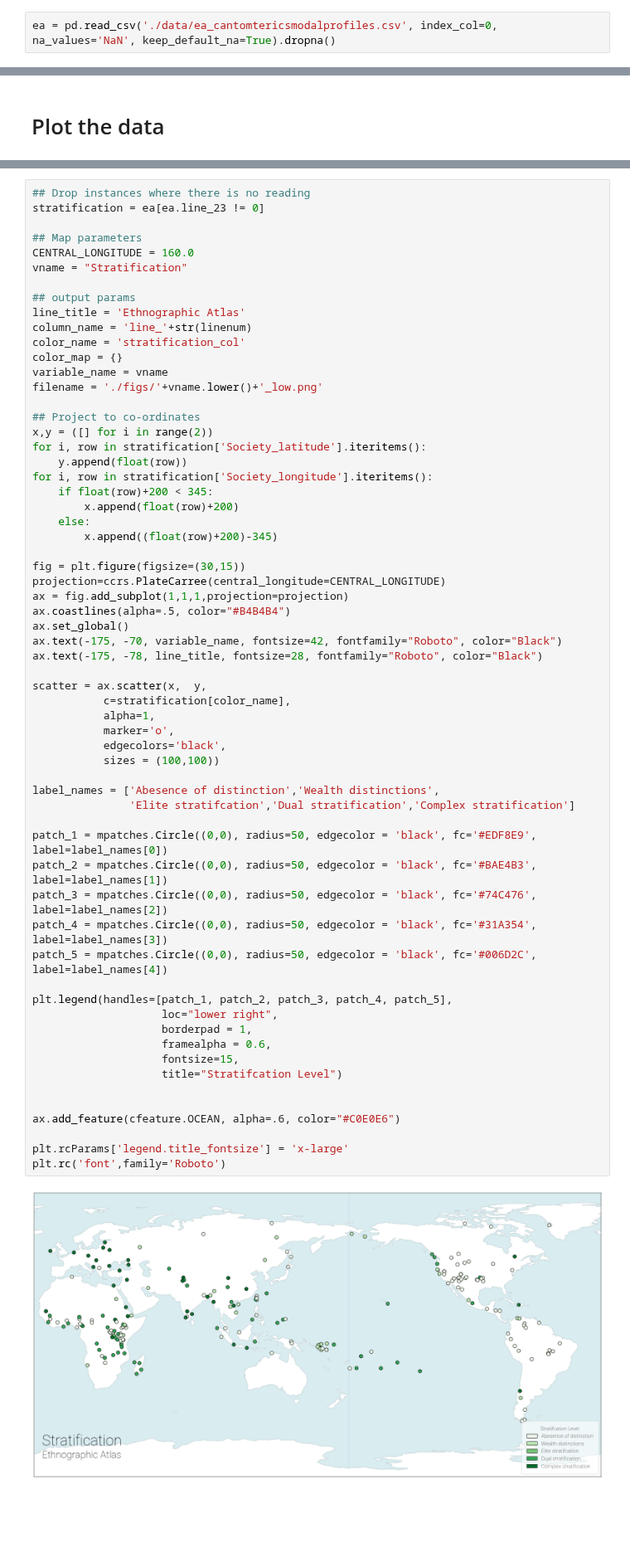
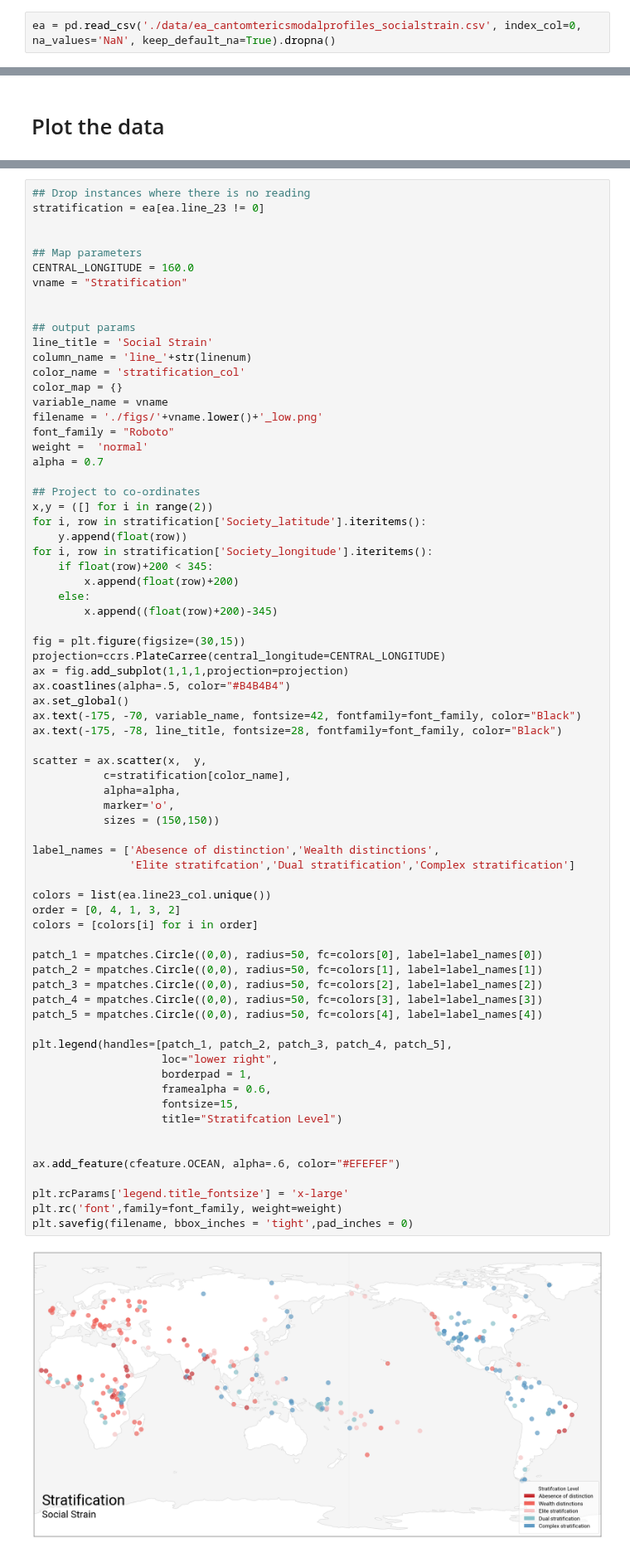
Before and after one commit to theglobaljukebox/Woodetal2021-Analysis, a Jupyter notebook: Map Plots.ipynb, the cells around one changed output, grey strips where cells are left out. Shown at 83% size. Cells and saved outputs as stored; diff of their text form; blank space fills up the shorter version.

Commit message:
added new embellishment/EA plots

```diff
--- a/Map Plots.ipynb
+++ b/Map Plots.ipynb
@@ -18,4 +23,4 @@ line_metadata = line_metadata.drop(columns='linenum')
 with open('./data/conversion_guide.json') as f:
   conversion_guide = json.load(f)
 # %%
-ea = pd.read_csv('./data/ea_cantomtericsmodalprofiles.csv', index_col=0, na_values='NaN', keep_default_na=True).dropna()
+ea = pd.read_csv('./data/ea_cantomtericsmodalprofiles_socialstrain.csv', index_col=0, na_values='NaN', keep_default_na=True).dropna()
@@ -109,18 +141,23 @@ array(['#EDF8E9', '#BAE4B3', '#31A354', '#74C476', '#006D2C'],
 # %%
 ## Drop instances where there is no reading
 stratification = ea[ea.line_23 != 0]
+
 
 ## Map parameters
 CENTRAL_LONGITUDE = 160.0
 vname = "Stratification"
 
+
 ## output params
-line_title = 'Ethnographic Atlas'
+line_title = 'Social Strain'
 column_name = 'line_'+str(linenum)
 color_name = 'stratification_col'
 color_map = {}
 variable_name = vname
 filename = './figs/'+vname.lower()+'_low.png'
+font_family = "Roboto"
+weight =  'normal'
+alpha = 0.7
 
 ## Project to co-ordinates
 x,y = ([] for i in range(2))
@@ -130,43 +167,47 @@ for i, row in stratification['Society_longitude'].iteritems():
     if float(row)+200 < 345:
         x.append(float(row)+200)
     else:
         x.append((float(row)+200)-345)
 
 fig = plt.figure(figsize=(30,15))
 projection=ccrs.PlateCarree(central_longitude=CENTRAL_LONGITUDE)
 ax = fig.add_subplot(1,1,1,projection=projection)
 ax.coastlines(alpha=.5, color="#B4B4B4")
 ax.set_global()
-ax.text(-175, -70, variable_name, fontsize=42, fontfamily="Roboto", color="Black")
-ax.text(-175, -78, line_title, fontsize=28, fontfamily="Roboto", color="Black")
+ax.text(-175, -70, variable_name, fontsize=42, fontfamily=font_family, color="Black")
+ax.text(-175, -78, line_title, fontsize=28, fontfamily=font_family, color="Black")
 
 scatter = ax.scatter(x,  y,
            c=stratification[color_name],
-           alpha=1,
+           alpha=alpha,
            marker='o',
-           edgecolors='black',
-           sizes = (100,100))
+           sizes = (150,150))
 
 label_names = ['Abesence of distinction','Wealth distinctions',
                'Elite stratifcation','Dual stratification','Complex stratification']
 
-patch_1 = mpatches.Circle((0,0), radius=50, edgecolor = 'black', fc='#EDF8E9', label=label_names[0])
-patch_2 = mpatches.Circle((0,0), radius=50, edgecolor = 'black', fc='#BAE4B3', label=label_names[1])
-patch_3 = mpatches.Circle((0,0), radius=50, edgecolor = 'black', fc='#74C476', label=label_names[2])
-patch_4 = mpatches.Circle((0,0), radius=50, edgecolor = 'black', fc='#31A354', label=label_names[3])
-patch_5 = mpatches.Circle((0,0), radius=50, edgecolor = 'black', fc='#006D2C', label=label_names[4])
+colors = list(ea.line23_col.unique())
+order = [0, 4, 1, 3, 2]
+colors = [colors[i] for i in order]
+
+patch_1 = mpatches.Circle((0,0), radius=50, fc=colors[0], label=label_names[0])
+patch_2 = mpatches.Circle((0,0), radius=50, fc=colors[1], label=label_names[1])
+patch_3 = mpatches.Circle((0,0), radius=50, fc=colors[2], label=label_names[2])
+patch_4 = mpatches.Circle((0,0), radius=50, fc=colors[3], label=label_names[3])
+patch_5 = mpatches.Circle((0,0), radius=50, fc=colors[4], label=label_names[4])
 
 plt.legend(handles=[patch_1, patch_2, patch_3, patch_4, patch_5],
                     loc="lower right",
                     borderpad = 1,
                     framealpha = 0.6,
                     fontsize=15,
                     title="Stratifcation Level")
 
 
-ax.add_feature(cfeature.OCEAN, alpha=.6, color="#C0E0E6")
+ax.add_feature(cfeature.OCEAN, alpha=.6, color="#EFEFEF")
 
 plt.rcParams['legend.title_fontsize'] = 'x-large'
-plt.rc('font',family='Roboto')
+plt.rc('font',family=font_family, weight=weight)
+plt.savefig(filename, bbox_inches = 'tight',pad_inches = 0)
 # %% [output]
-[figure, old version]
+[figure, new version]
```
Also changed, not shown: parts of 22 cells of this notebook, 5 other files.
